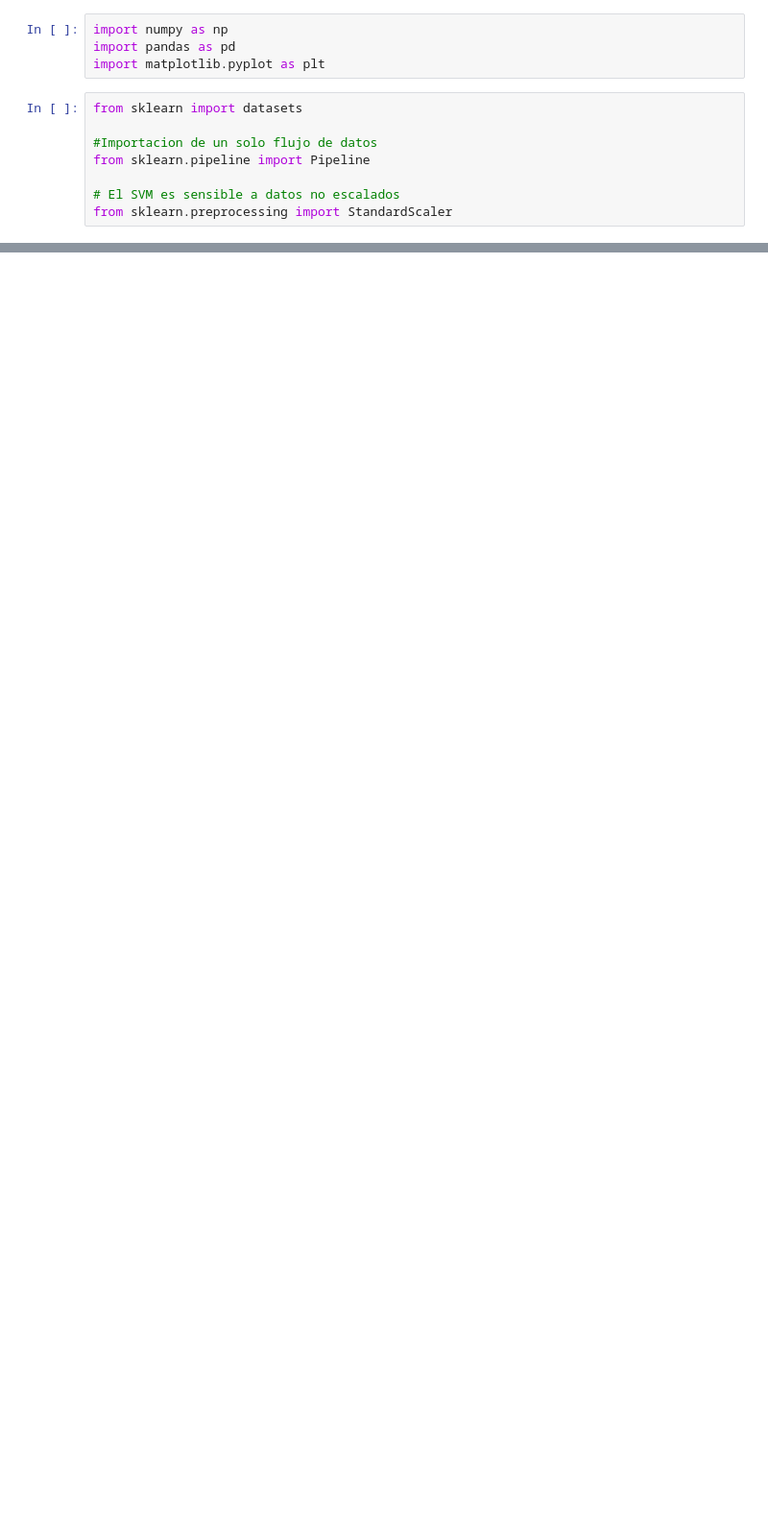
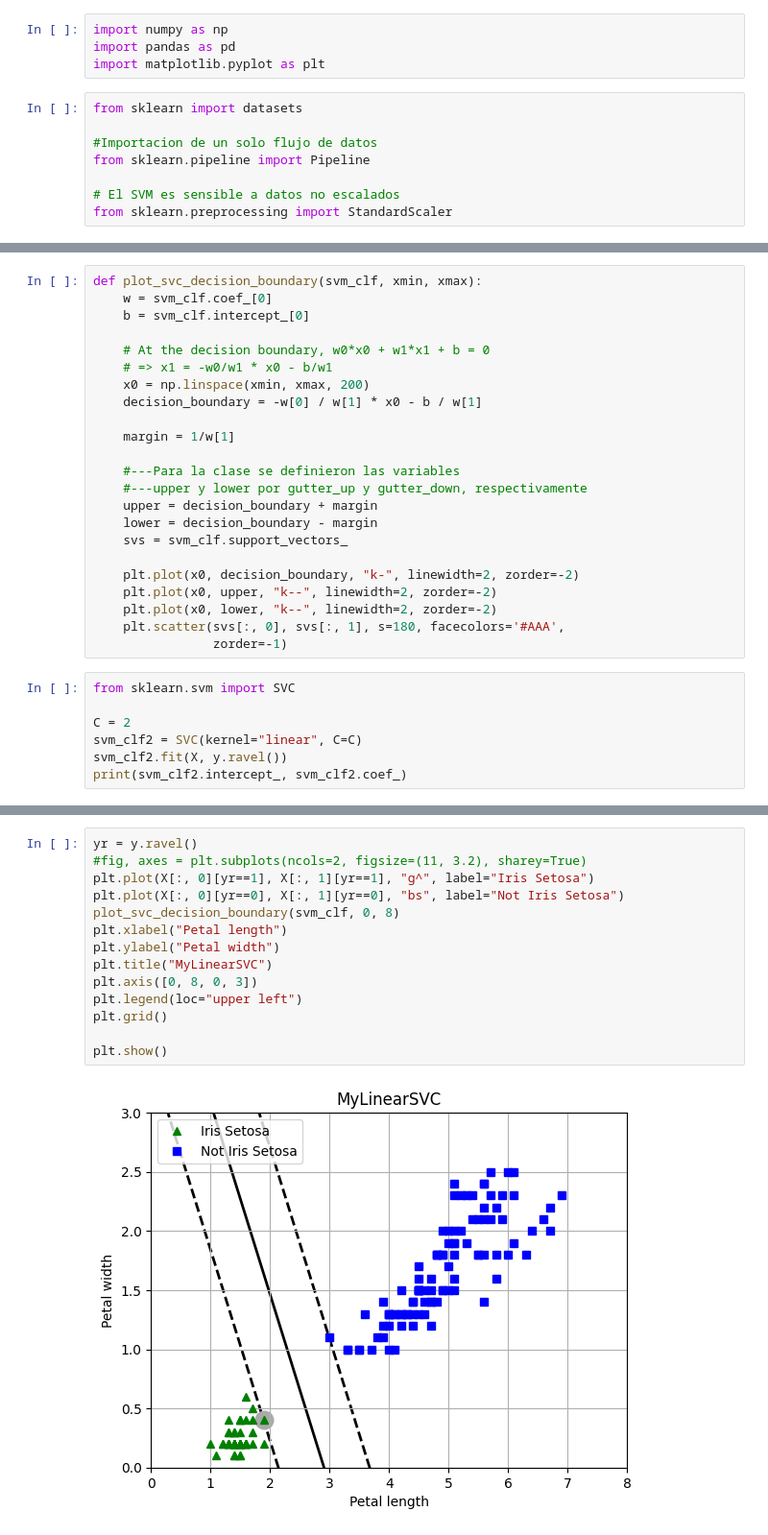
Before and after one commit to jorgeflorestn/MachineLearning_Notebooks, a Jupyter notebook: 03_Support_Vector_Machine/14_SVM_Gradiant_Desent.ipynb, the cells around one changed output, grey strips where cells are left out. Shown at 96% size. Saved outputs shown, nothing was run; the diff lists cells and outputs as text; blank space fills up the shorter version.

Commit message:
Clase 12 de mayo

```diff
--- a/03_Support_Vector_Machine/14_SVM_Gradiant_Desent.ipynb
+++ b/03_Support_Vector_Machine/14_SVM_Gradiant_Desent.ipynb
@@ -68,0 +93,30 @@ class MyLinearStimator(BaseEstimator):
+# %%
+def plot_svc_decision_boundary(svm_clf, xmin, xmax):
+    w = svm_clf.coef_[0]
+    b = svm_clf.intercept_[0]
+
+    # At the decision boundary, w0*x0 + w1*x1 + b = 0
+    # => x1 = -w0/w1 * x0 - b/w1
+    x0 = np.linspace(xmin, xmax, 200)
+    decision_boundary = -w[0] / w[1] * x0 - b / w[1]
+
+    margin = 1/w[1]
+
+    #---Para la clase se definieron las variables
+    #---upper y lower por gutter_up y gutter_down, respectivamente
+    upper = decision_boundary + margin
+    lower = decision_boundary - margin
+    svs = svm_clf.support_vectors_
+
+    plt.plot(x0, decision_boundary, "k-", linewidth=2, zorder=-2)
+    plt.plot(x0, upper, "k--", linewidth=2, zorder=-2)
+    plt.plot(x0, lower, "k--", linewidth=2, zorder=-2)
+    plt.scatter(svs[:, 0], svs[:, 1], s=180, facecolors='#AAA',
+                zorder=-1)
+# %%
+from sklearn.svm import SVC
+
+C = 2
+svm_clf2 = SVC(kernel="linear", C=C)
+svm_clf2.fit(X, y.ravel())
+print(svm_clf2.intercept_, svm_clf2.coef_)
@@ -68,0 +125,16 @@ class MyLinearStimator(BaseEstimator):
+# %%
+yr = y.ravel()
+#fig, axes = plt.subplots(ncols=2, figsize=(11, 3.2), sharey=True)
+plt.plot(X[:, 0][yr==1], X[:, 1][yr==1], "g^", label="Iris Setosa")
+plt.plot(X[:, 0][yr==0], X[:, 1][yr==0], "bs", label="Not Iris Setosa")
+plot_svc_decision_boundary(svm_clf, 0, 8)
+plt.xlabel("Petal length")
+plt.ylabel("Petal width")
+plt.title("MyLinearSVC")
+plt.axis([0, 8, 0, 3])
+plt.legend(loc="upper left")
+plt.grid()
+
+plt.show()
+# %% [output]
+[figure, added]
```
Also changed, not shown: parts of 8 cells of this notebook.
